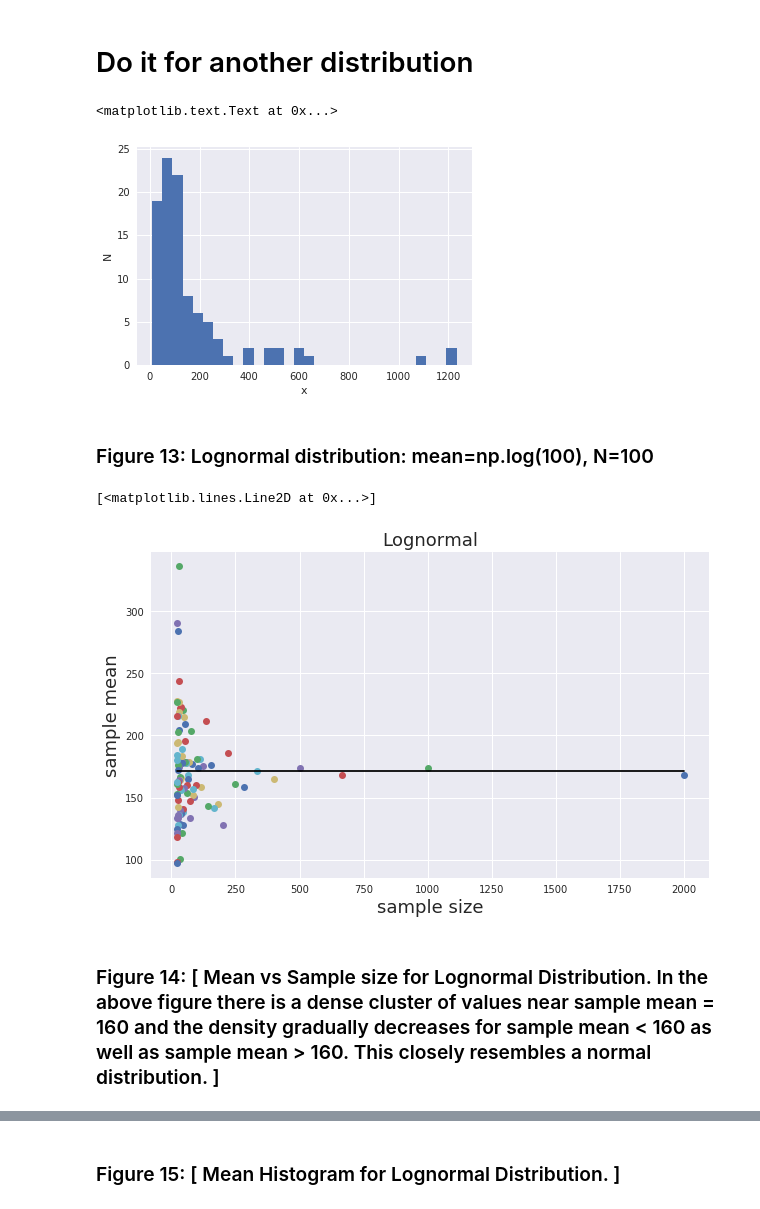
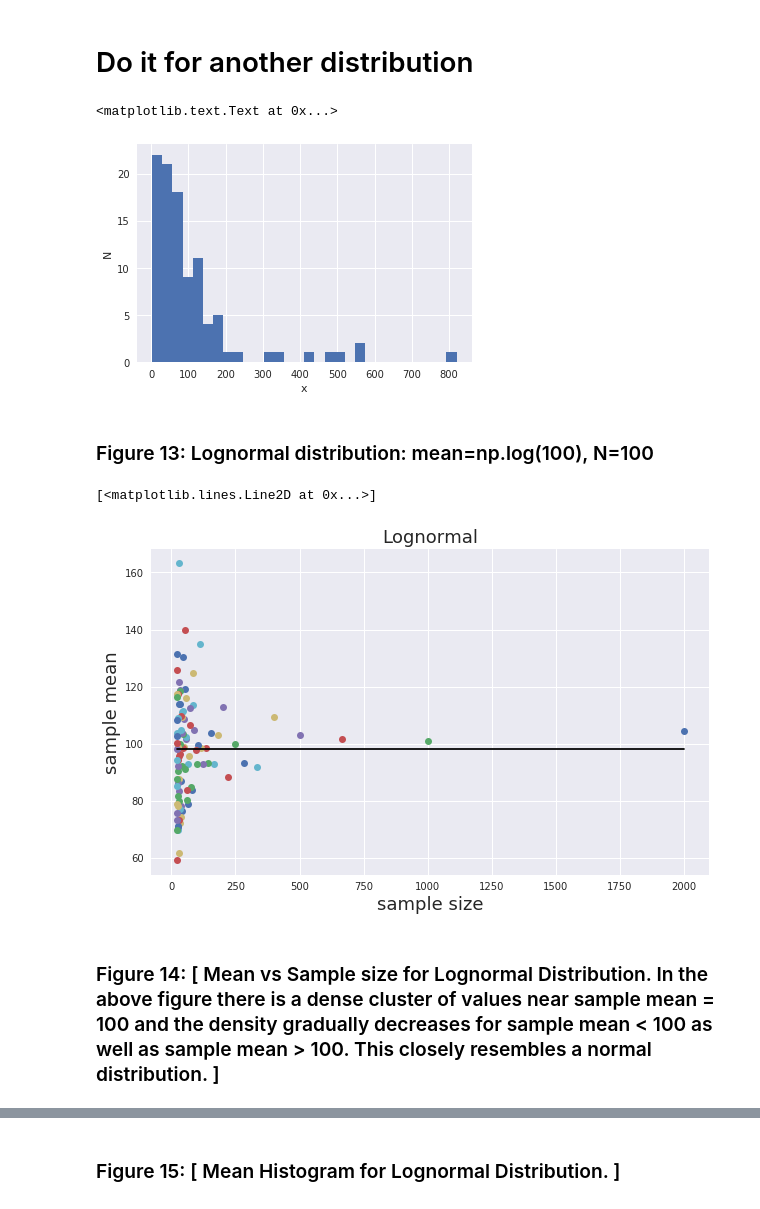
Before and after one commit to karansaini282/Urban-Informatics, a Jupyter notebook: HW4_ks5063/Assignment1.ipynb, the cells around one changed output, grey strips where cells are left out. Saved outputs shown, nothing was run; the diff lists cells and outputs as text; code cells hidden in the pictures.

```diff
--- a/HW4_ks5063/Assignment1.ipynb
+++ b/HW4_ks5063/Assignment1.ipynb
@@ -305,13 +305,13 @@ pl.ylabel('N', fontsize = 18)
 # Do it for another distribution
 # %%
 ##your code here...
-md['lnorm'] = np.random.lognormal(mean=np.log(df),size=100)
+md['lnorm'] = np.random.lognormal(mean=np.log(df)-0.5,size=100)
 pl.hist(md['lnorm'], bins = 30)
 pl.ylabel('N')
 pl.xlabel('x')
 # %% [output]
 <matplotlib.text.Text at 0x...>
-[figure, old version]
+[figure, new version]
 # %% [markdown]
 ### Figure 13: Lognormal distribution: mean=np.log(100), N=100
 # %%
@@ -320,7 +320,7 @@ md['lnorm'] = {}
 #and do it in a for loop. not pythonic, but easily readable
 
 for i,n in enumerate(mysize):
-    md['lnorm'][i] = np.random.lognormal(mean=np.log(df),size=n,sigma=1)
+    md['lnorm'][i] = np.random.lognormal(mean=np.log(df)-0.5,size=n,sigma=1)
 
 # save the means for plotting later
 
@@ -338,9 +338,9 @@ for nn in md['lnorm']:
 axchisq_mu_n.plot([min(mysize), max(mysize)], [np.mean(list(md['lnorm']['means'].values())), np.mean(list(md['lnorm']['means'].values()))], 'k')
 # %% [output]
 [<matplotlib.lines.Line2D at 0x...>]
-[figure, old version]
+[figure, new version]
 # %% [markdown]
-### Figure 14: [  Mean vs Sample size for Lognormal Distribution. In the above figure there is a dense cluster of values near sample mean = 160 and the density gradually decreases for sample mean < 160 as well as sample mean > 160. This closely resembles a normal distribution. ]
+### Figure 14: [  Mean vs Sample size for Lognormal Distribution. In the above figure there is a dense cluster of values near sample mean = 100 and the density gradually decreases for sample mean < 100 as well as sample mean > 100. This closely resembles a normal distribution. ]
 # %%
 allmeans = list(md['lnorm']['means'].values())
 
```
Also changed, not shown: parts of 15 cells of this notebook.
